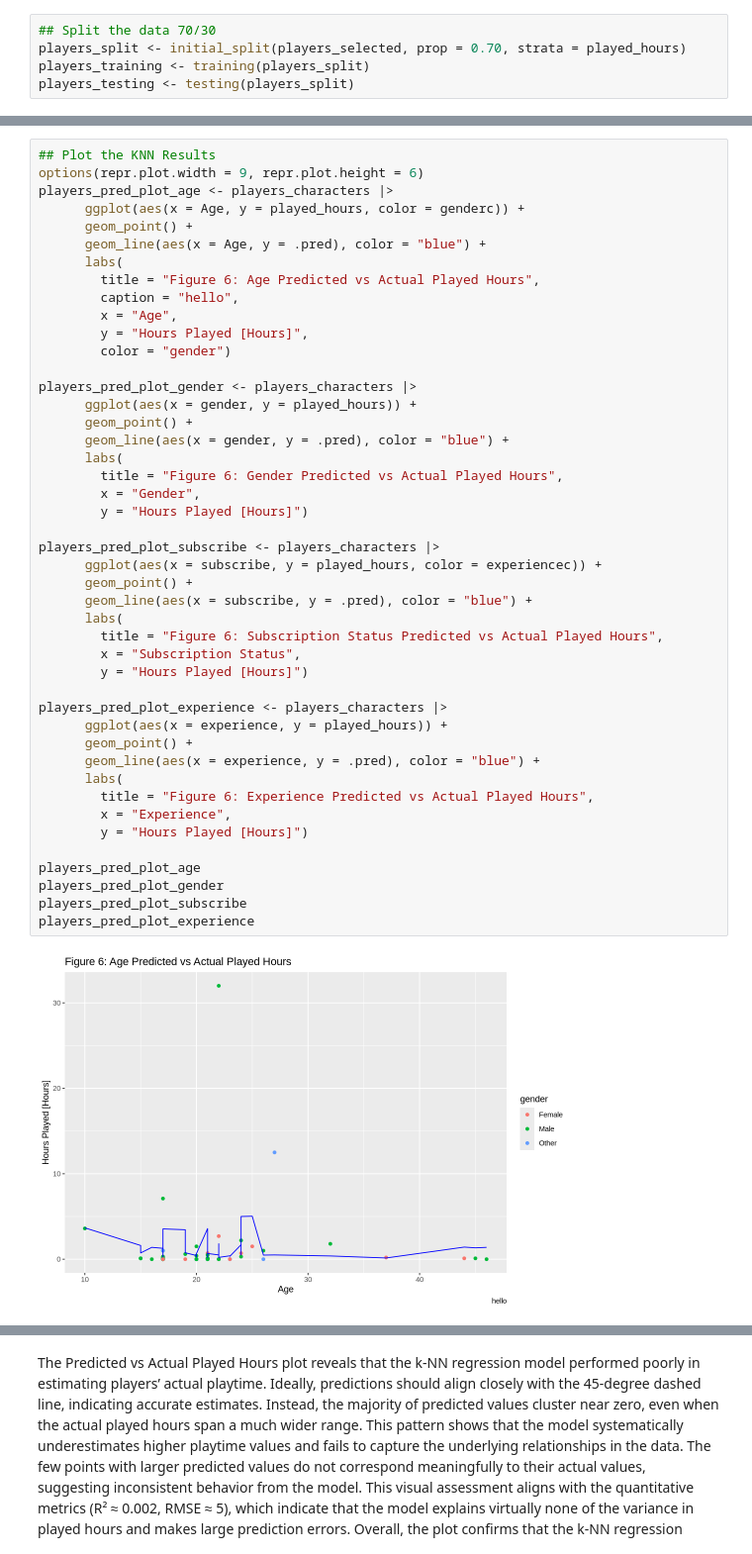
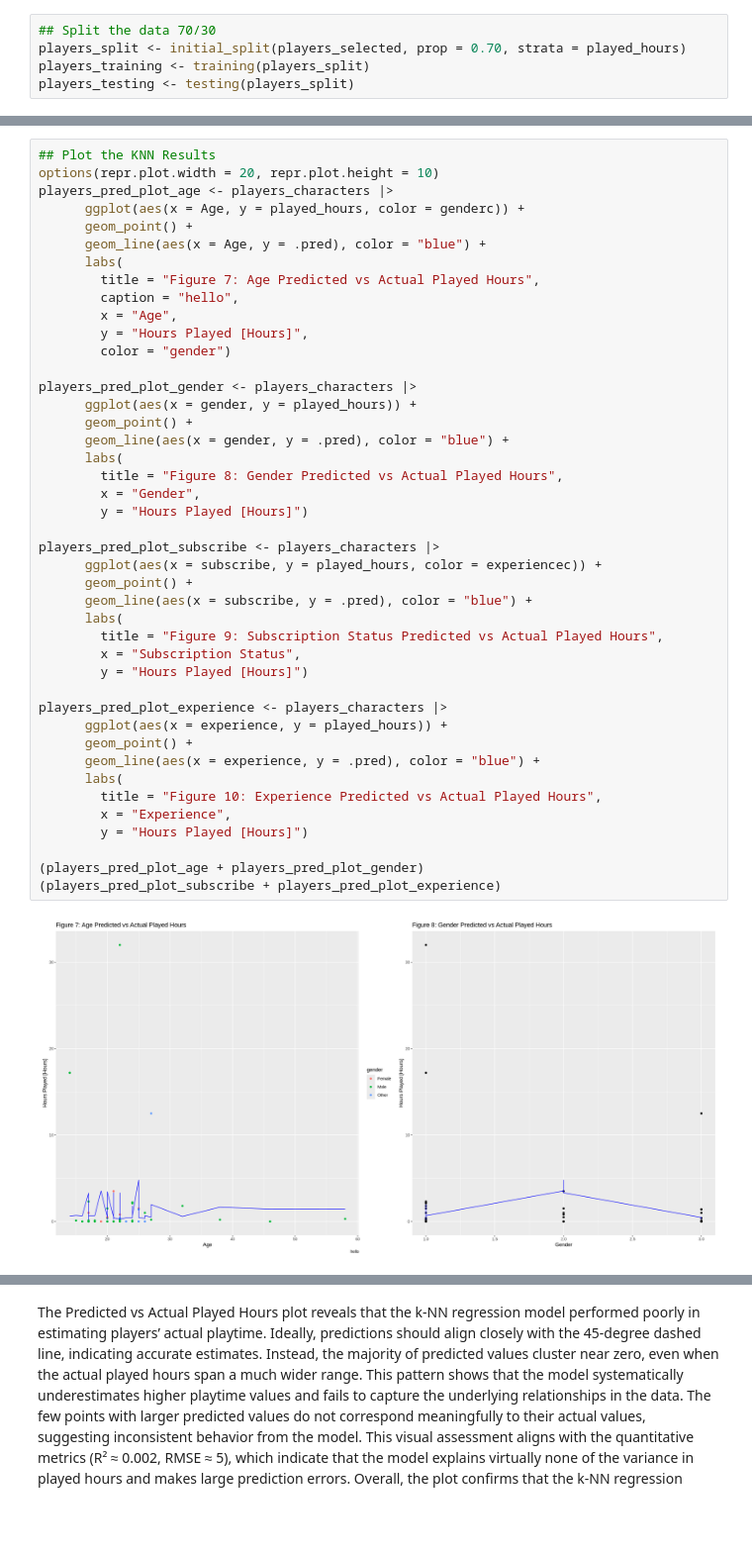
Before and after one commit to ctrl-tiramisu/dsci100-group-008, a Jupyter notebook: group 8 report-Copy1.ipynb, the cells around one changed output, grey strips where cells are left out. Shown at 99% size. Cells and saved outputs as stored; diff of their text form; blank space fills up the shorter version.

```diff
--- a/group 8 report-Copy1.ipynb
+++ b/group 8 report-Copy1.ipynb
@@ -439,47 +519,45 @@ A tibble: 6 × 9
 # %%
 ## Plot the KNN Results
-options(repr.plot.width = 9, repr.plot.height = 6)
+options(repr.plot.width = 20, repr.plot.height = 10)
 players_pred_plot_age <- players_characters |>
       ggplot(aes(x = Age, y = played_hours, color = genderc)) +
       geom_point() +
       geom_line(aes(x = Age, y = .pred), color = "blue") +
       labs(
-        title = "Figure 6: Age Predicted vs Actual Played Hours",
+        title = "Figure 7: Age Predicted vs Actual Played Hours",
         caption = "hello",
         x = "Age",
         y = "Hours Played [Hours]",
         color = "gender")
 
 players_pred_plot_gender <- players_characters |>
       ggplot(aes(x = gender, y = played_hours)) +
       geom_point() +
       geom_line(aes(x = gender, y = .pred), color = "blue") +
       labs(
-        title = "Figure 6: Gender Predicted vs Actual Played Hours",
+        title = "Figure 8: Gender Predicted vs Actual Played Hours",
         x = "Gender",
         y = "Hours Played [Hours]")
 
 players_pred_plot_subscribe <- players_characters |>
       ggplot(aes(x = subscribe, y = played_hours, color = experiencec)) +
       geom_point() +
       geom_line(aes(x = subscribe, y = .pred), color = "blue") +
       labs(
-        title = "Figure 6: Subscription Status Predicted vs Actual Played Hours",
+        title = "Figure 9: Subscription Status Predicted vs Actual Played Hours",
         x = "Subscription Status",
         y = "Hours Played [Hours]")
 
 players_pred_plot_experience <- players_characters |>
       ggplot(aes(x = experience, y = played_hours)) +
       geom_point() +
       geom_line(aes(x = experience, y = .pred), color = "blue") +
       labs(
-        title = "Figure 6: Experience Predicted vs Actual Played Hours",
+        title = "Figure 10: Experience Predicted vs Actual Played Hours",
         x = "Experience",
         y = "Hours Played [Hours]")
 
-players_pred_plot_age
-players_pred_plot_gender
-players_pred_plot_subscribe
-players_pred_plot_experience
+(players_pred_plot_age + players_pred_plot_gender)
+(players_pred_plot_subscribe + players_pred_plot_experience)
 # %% [output]
-[figure, old version]
+[figure, new version]
```
Also changed, not shown: parts of 43 cells of this notebook.
